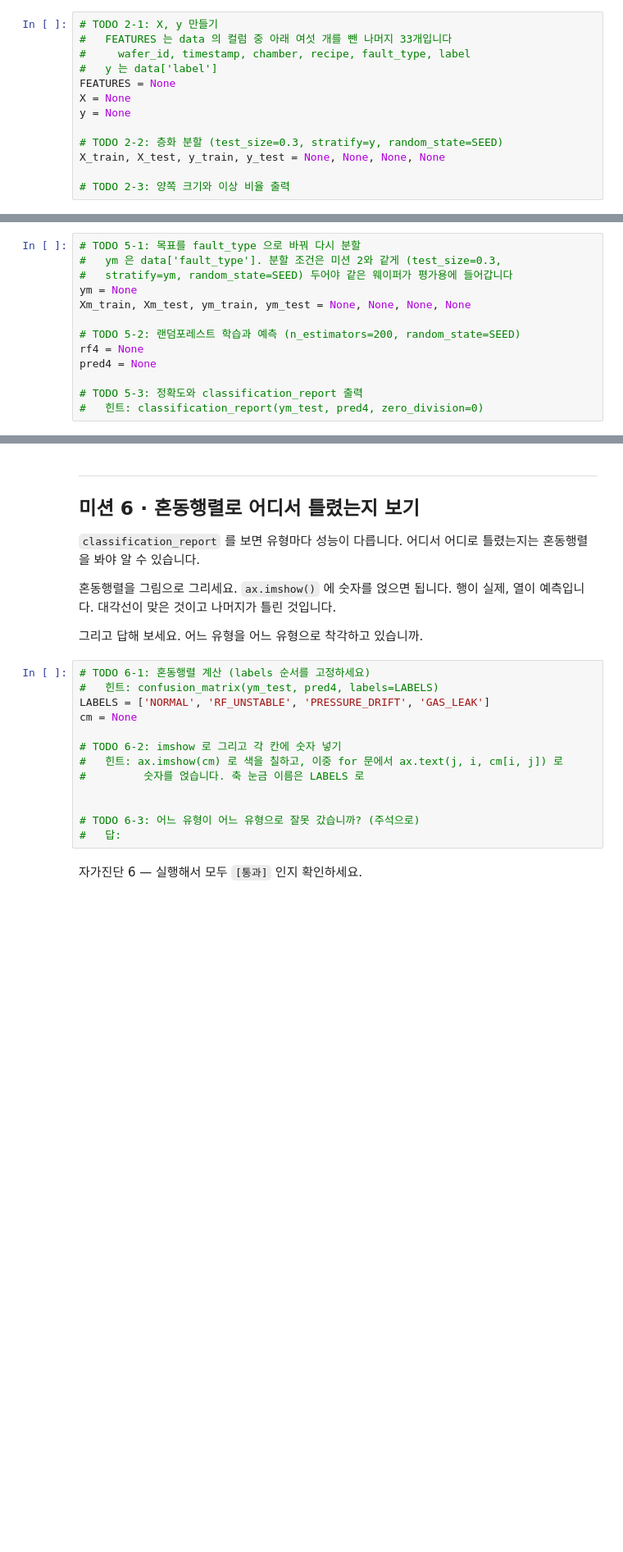
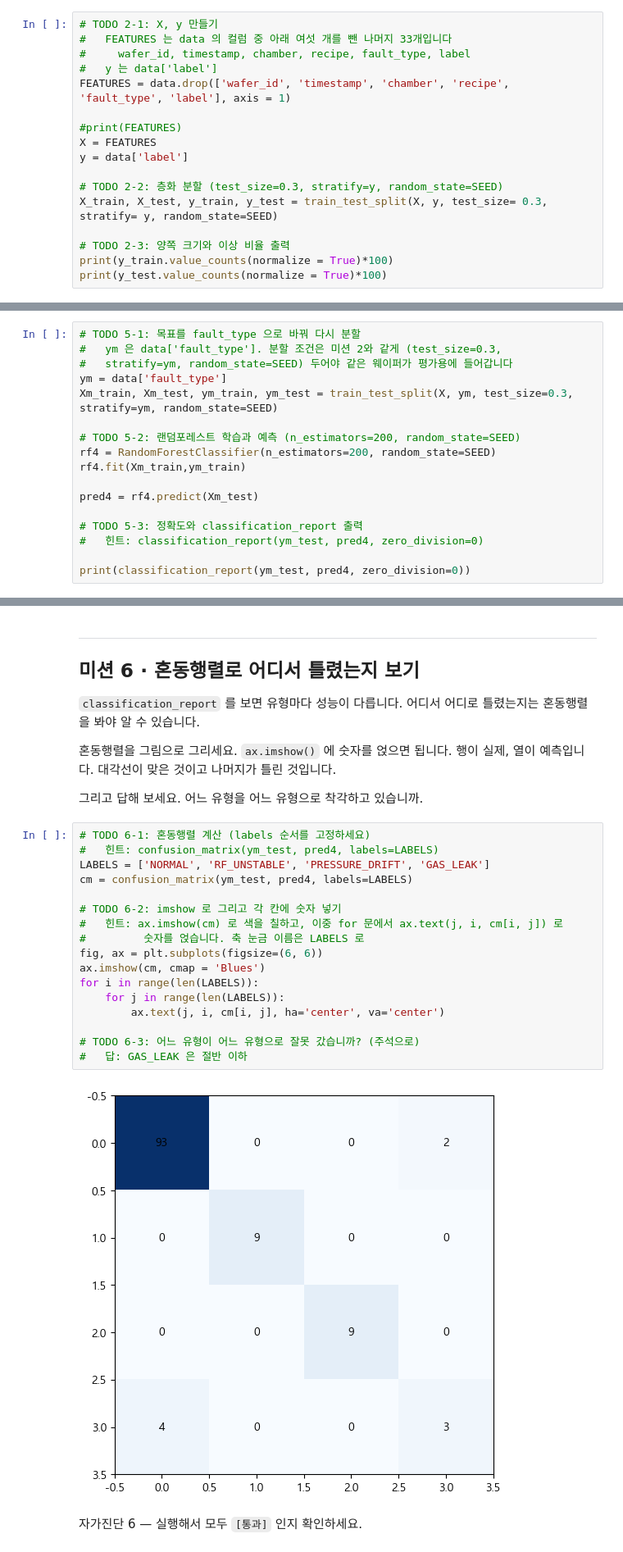
Before and after one commit to taesub0204/python, a Jupyter notebook: 2학기_반도제장비데이터실무/Week04/W04_학생용.ipynb, the cells around one changed output, grey strips where cells are left out. Shown at 82% size. Cells and saved outputs as stored; diff of their text form; blank space fills up the shorter version.

```diff
--- a/2학기_반도제장비데이터실무/Week04/W04_학생용.ipynb
+++ b/2학기_반도제장비데이터실무/Week04/W04_학생용.ipynb
@@ -120,11 +141,15 @@ check('pressure_slope 있음', data is not None and 'pressure_slope' in data.col
 #   FEATURES 는 data 의 컬럼 중 아래 여섯 개를 뺀 나머지 33개입니다
 #     wafer_id, timestamp, chamber, recipe, fault_type, label
 #   y 는 data['label']
-FEATURES = None
-X = None
-y = None
+FEATURES = data.drop(['wafer_id', 'timestamp', 'chamber', 'recipe', 'fault_type', 'label'], axis = 1)
+
+#print(FEATURES)
+X = FEATURES
+y = data['label']
 
 # TODO 2-2: 층화 분할 (test_size=0.3, stratify=y, random_state=SEED)
-X_train, X_test, y_train, y_test = None, None, None, None
+X_train, X_test, y_train, y_test = train_test_split(X, y, test_size= 0.3, stratify= y, random_state=SEED)
 
 # TODO 2-3: 양쪽 크기와 이상 비율 출력
+print(y_train.value_counts(normalize = True)*100)
+print(y_test.value_counts(normalize = True)*100)
@@ -211,12 +303,16 @@ RF 정합을 보라거나 배기 라인을 보라고 하면 바로 움직일 수
 # TODO 5-1: 목표를 fault_type 으로 바꿔 다시 분할
 #   ym 은 data['fault_type']. 분할 조건은 미션 2와 같게 (test_size=0.3,
 #   stratify=ym, random_state=SEED) 두어야 같은 웨이퍼가 평가용에 들어갑니다
-ym = None
-Xm_train, Xm_test, ym_train, ym_test = None, None, None, None
+ym = data['fault_type']
+Xm_train, Xm_test, ym_train, ym_test = train_test_split(X, ym, test_size=0.3, stratify=ym, random_state=SEED)
 
 # TODO 5-2: 랜덤포레스트 학습과 예측 (n_estimators=200, random_state=SEED)
-rf4 = None
-pred4 = None
+rf4 = RandomForestClassifier(n_estimators=200, random_state=SEED)
+rf4.fit(Xm_train,ym_train)
+
+pred4 = rf4.predict(Xm_test)
 
 # TODO 5-3: 정확도와 classification_report 출력
 #   힌트: classification_report(ym_test, pred4, zero_division=0)
+
+print(classification_report(ym_test, pred4, zero_division=0))
@@ -242,16 +353,22 @@ check('예측 120건', pred4 is not None and len(pred4) == 120)
 # %%
 # TODO 6-1: 혼동행렬 계산 (labels 순서를 고정하세요)
 #   힌트: confusion_matrix(ym_test, pred4, labels=LABELS)
 LABELS = ['NORMAL', 'RF_UNSTABLE', 'PRESSURE_DRIFT', 'GAS_LEAK']
-cm = None
+cm = confusion_matrix(ym_test, pred4, labels=LABELS)
 
 # TODO 6-2: imshow 로 그리고 각 칸에 숫자 넣기
 #   힌트: ax.imshow(cm) 로 색을 칠하고, 이중 for 문에서 ax.text(j, i, cm[i, j]) 로
 #         숫자를 얹습니다. 축 눈금 이름은 LABELS 로
-
+fig, ax = plt.subplots(figsize=(6, 6))
+ax.imshow(cm, cmap = 'Blues')
+for i in range(len(LABELS)):
+    for j in range(len(LABELS)):
+        ax.text(j, i, cm[i, j], ha='center', va='center')
 
 # TODO 6-3: 어느 유형이 어느 유형으로 잘못 갔습니까? (주석으로)
-#   답:
+#   답: GAS_LEAK 은 절반 이하
+# %% [output]
+[figure, added]
 # %% [markdown]
 자가진단 6 — 실행해서 모두 `[통과]` 인지 확인하세요.
 # %%
```
Also changed, not shown: parts of 15 cells of this notebook.
